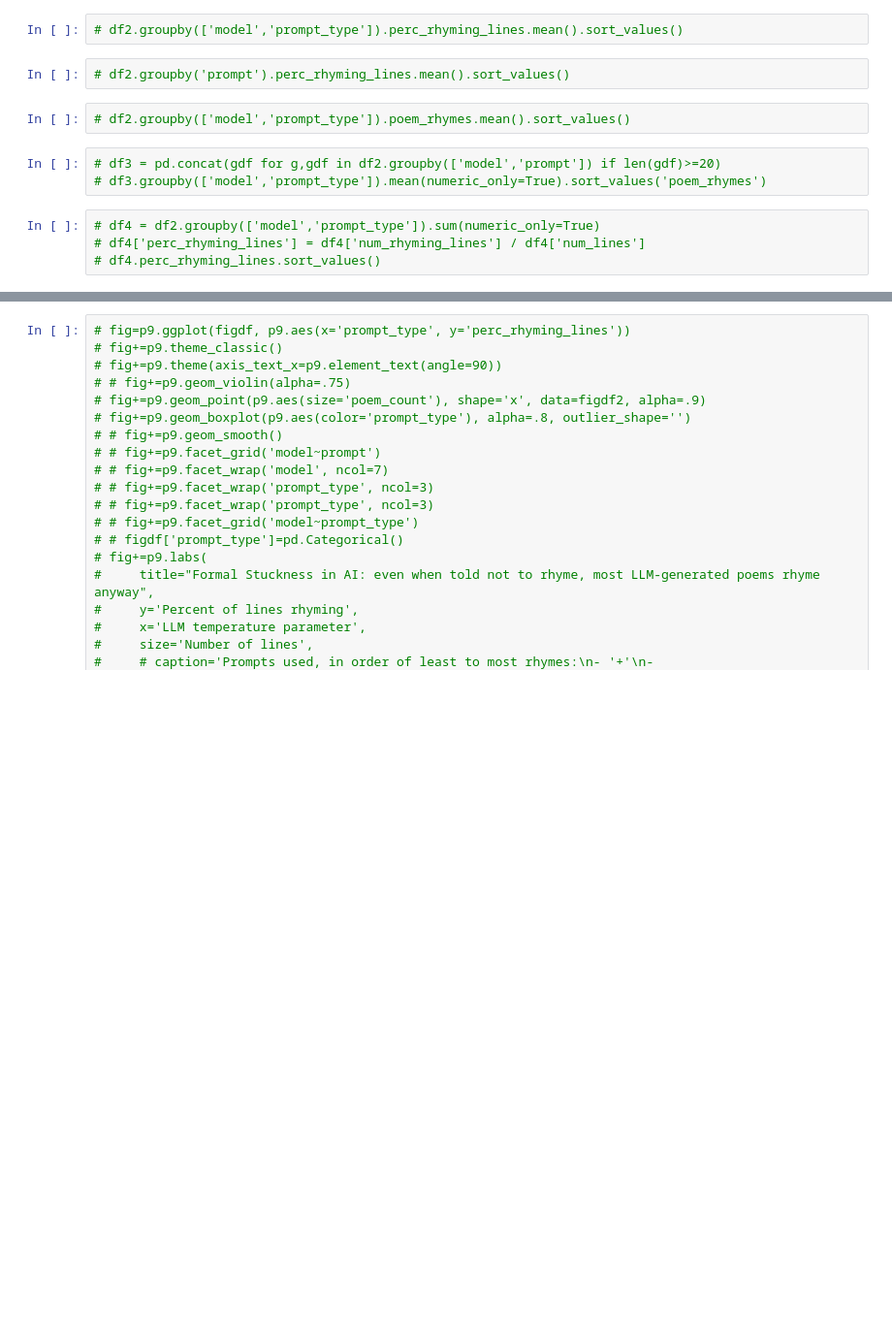
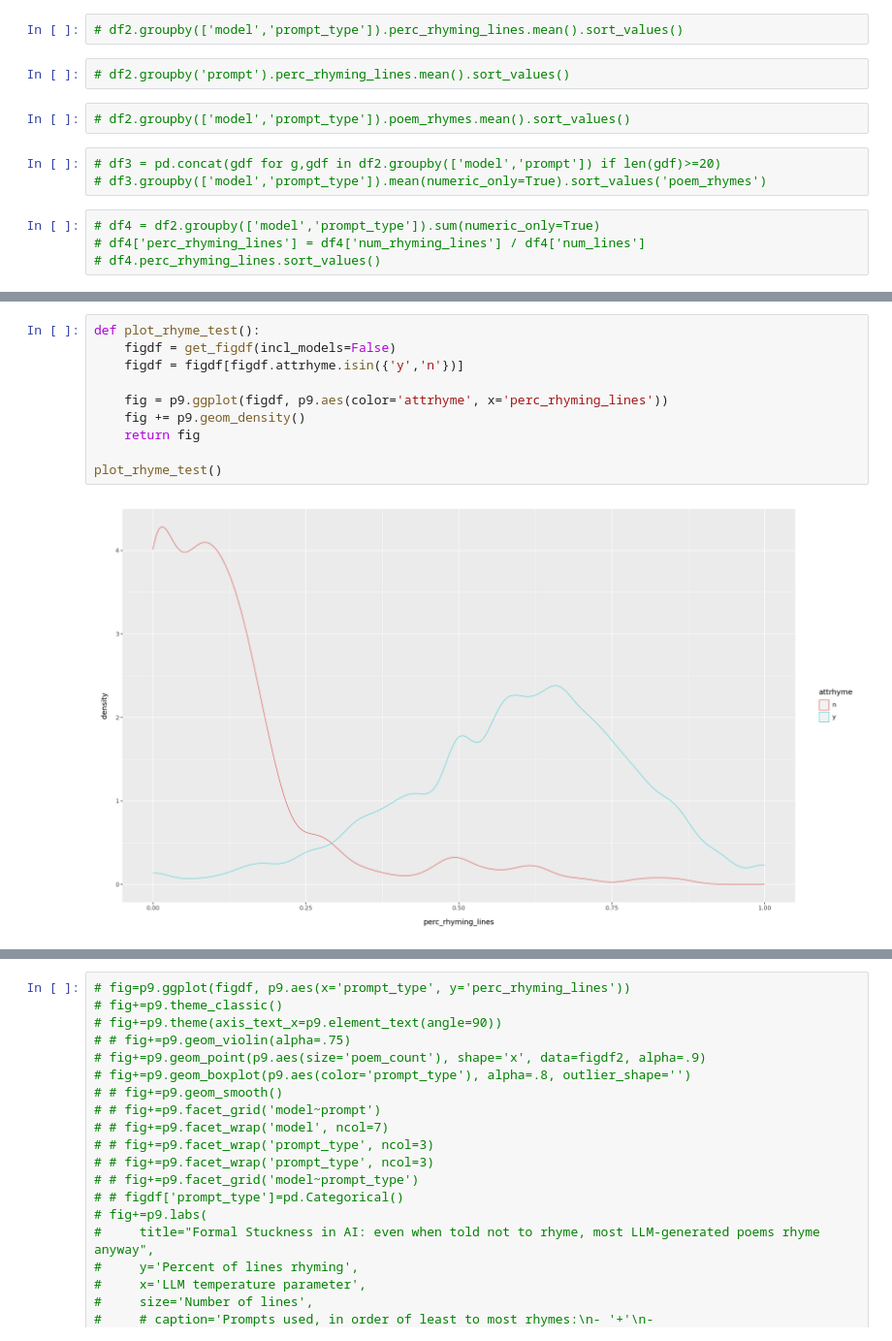
Before and after one commit to quadrismegistus/llmdh, a Jupyter notebook: notebooks/dev_rhyme_new_analysis3_stats.ipynb, the cells around one changed output, grey strips where cells are left out. Shown at 97% size. Cells and saved outputs as stored; diff of their text form; blank space fills up the shorter version.

```diff
--- a/notebooks/dev_rhyme_new_analysis3_stats.ipynb
+++ b/notebooks/dev_rhyme_new_analysis3_stats.ipynb
@@ -174,0 +212,12 @@ get_figdf()
+# %%
+def plot_rhyme_test():
+    figdf = get_figdf(incl_models=False)
+    figdf = figdf[figdf.attrhyme.isin({'y','n'})]
+
+    fig = p9.ggplot(figdf, p9.aes(color='attrhyme', x='perc_rhyming_lines'))
+    fig += p9.geom_density()
+    return fig
+
+plot_rhyme_test()
+# %% [output]
+[figure, added]
```
Also changed, not shown: parts of 17 cells of this notebook, 8 other files.
